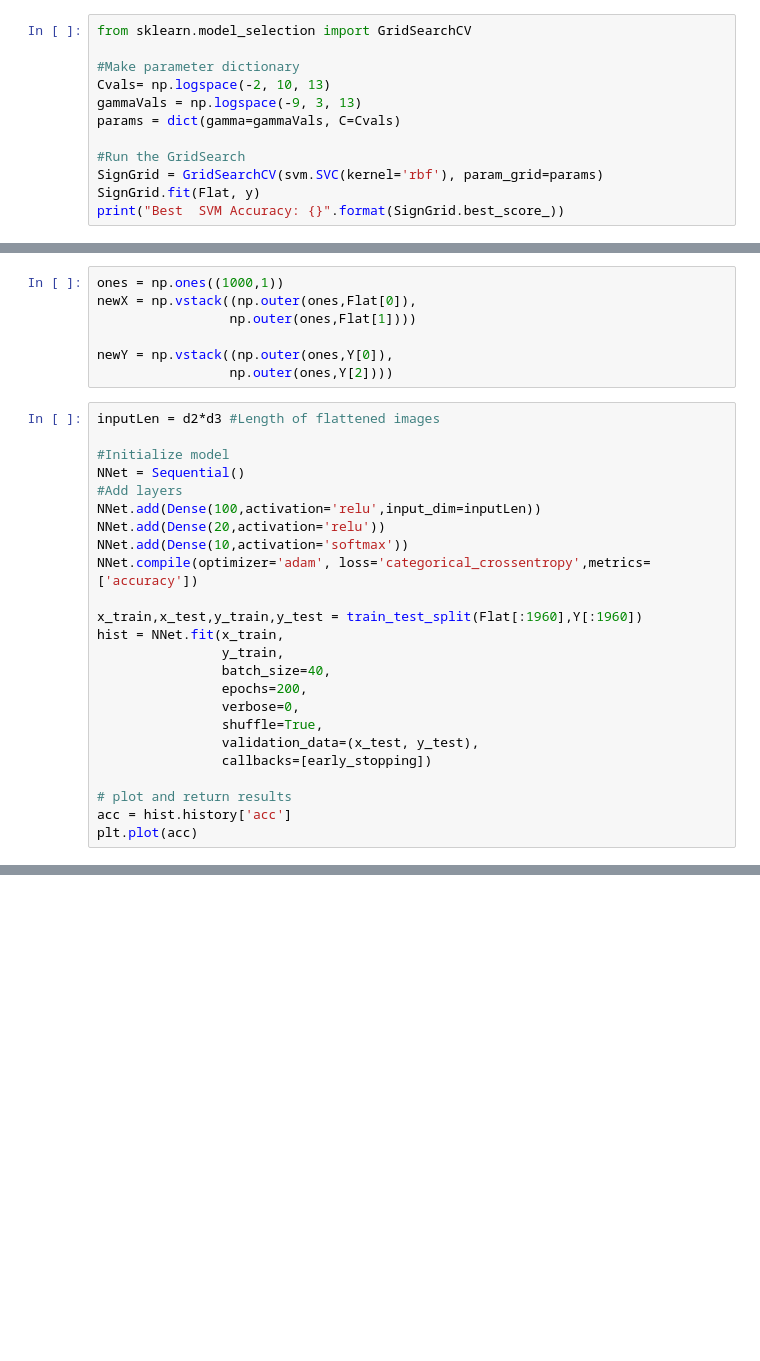
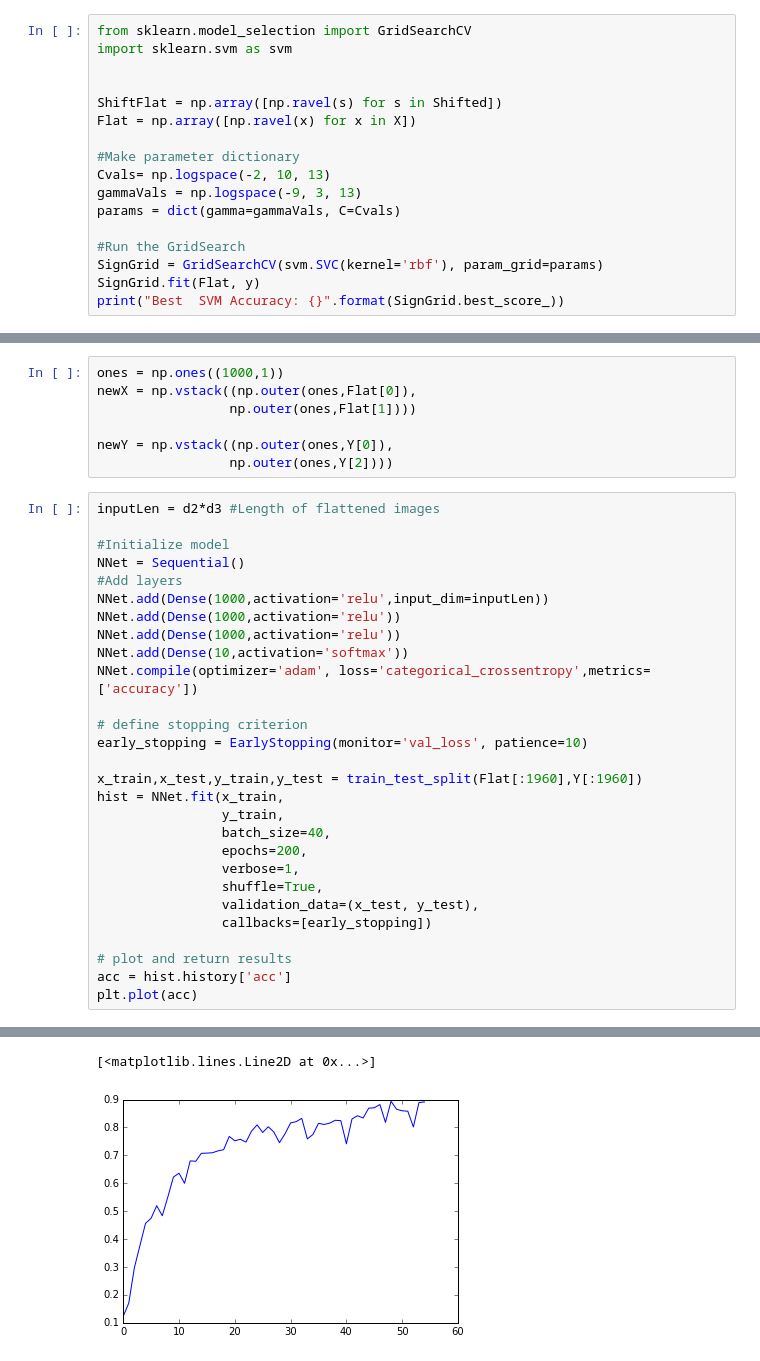
Before and after one commit to djpasseyjr/SideProjects, a Jupyter notebook: SignLanguage.ipynb, the cells around one changed output, grey strips where cells are left out. Cells and saved outputs as stored; diff of their text form; blank space fills up the shorter version.

```diff
--- a/SignLanguage.ipynb
+++ b/SignLanguage.ipynb
@@ -151,6 +151,11 @@ Non Shifted SVC accuracy: 0.29886914378
 Next, we will optimize SVM using gridsearch to see how accurate the model is with other parameter values.
 # %%
 from sklearn.model_selection import GridSearchCV
+import sklearn.svm as svm
+
+
+ShiftFlat = np.array([np.ravel(s) for s in Shifted])
+Flat = np.array([np.ravel(x) for x in X])
 
 #Make parameter dictionary
 Cvals= np.logspace(-2, 10, 13)
@@ -242,17 +197,21 @@ inputLen = d2*d3 #Length of flattened images
 #Initialize model
 NNet = Sequential()
 #Add layers
-NNet.add(Dense(100,activation='relu',input_dim=inputLen))
-NNet.add(Dense(20,activation='relu'))
+NNet.add(Dense(1000,activation='relu',input_dim=inputLen))
+NNet.add(Dense(1000,activation='relu'))
+NNet.add(Dense(1000,activation='relu'))
 NNet.add(Dense(10,activation='softmax'))
 NNet.compile(optimizer='adam', loss='categorical_crossentropy',metrics=['accuracy'])
+
+# define stopping criterion
+early_stopping = EarlyStopping(monitor='val_loss', patience=10)
 
 x_train,x_test,y_train,y_test = train_test_split(Flat[:1960],Y[:1960])
 hist = NNet.fit(x_train,
                 y_train,
                 batch_size=40,
                 epochs=200,
-                verbose=0,
+                verbose=1,
                 shuffle=True,
                 validation_data=(x_test, y_test),
                 callbacks=[early_stopping])
@@ -264,0 +240,2 @@ NameError: name 'early_stopping' is not defined
+[<matplotlib.lines.Line2D at 0x...>]
+[figure, added]
```
Also changed, not shown: parts of 8 cells of this notebook.
